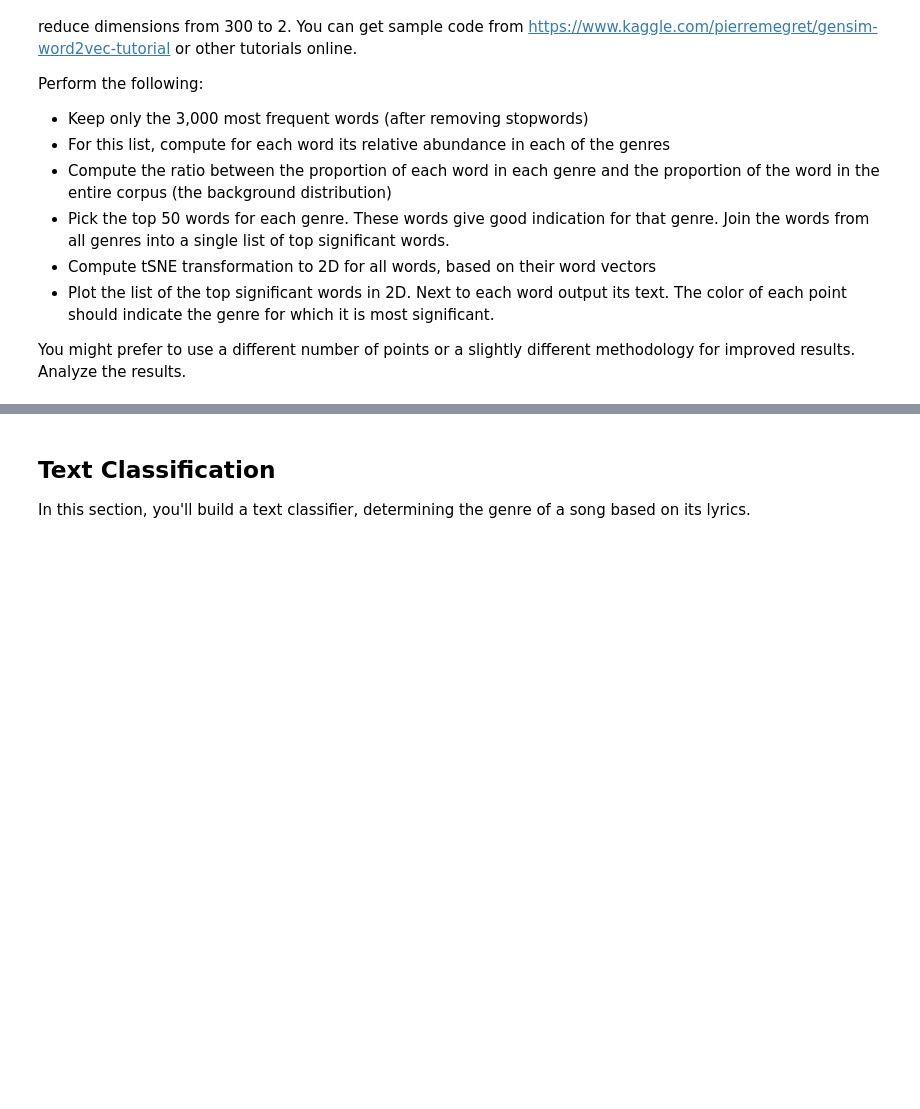
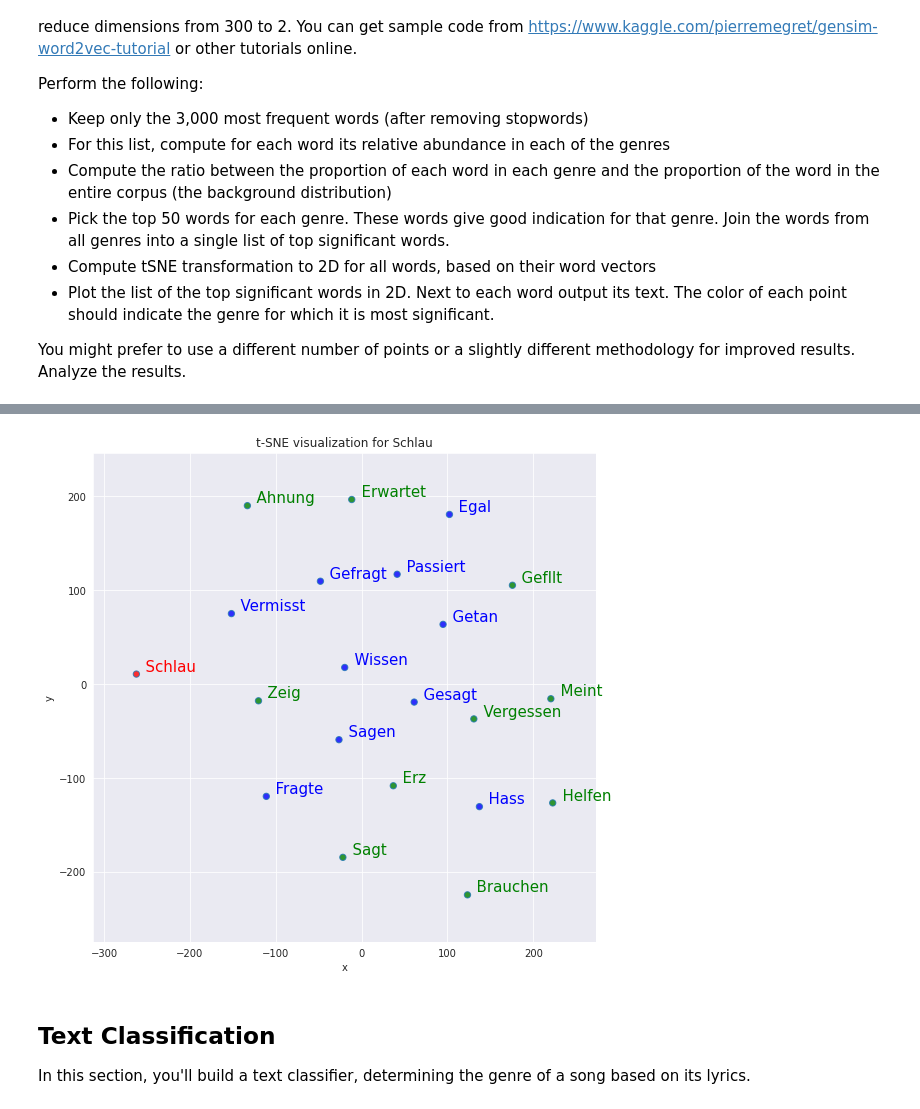
Before and after one commit to GreJerdev/Y-data, a Jupyter notebook: dl/home_work3/DL_word_embedding_assignment.ipynb, the cells around one changed output, grey strips where cells are left out. Drawn from its saved outputs; the diff is of its cells as text; code cells hidden in the pictures; blank space fills up the shorter version.

```diff
--- a/dl/home_work3/DL_word_embedding_assignment.ipynb
+++ b/dl/home_work3/DL_word_embedding_assignment.ipynb
@@ -415,3 +505,7 @@ from sklearn.manifold import TSNE
+# %%
+tsnescatterplot(model, "schlau", [t[0] for t in model.wv.most_similar(positive=["schlau"], topn=20)][10:])
+# %% [output]
+[figure, added]
 # %% [markdown]
 ## Text Classification
 In this section, you'll build a text classifier, determining the genre of a song based on its lyrics.
```
Also changed, not shown: parts of 4 cells of this notebook.
